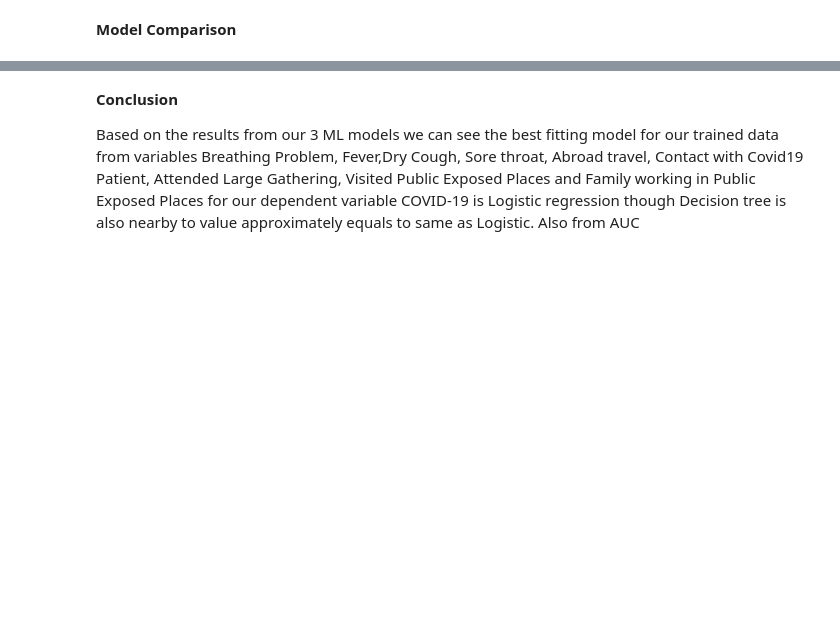
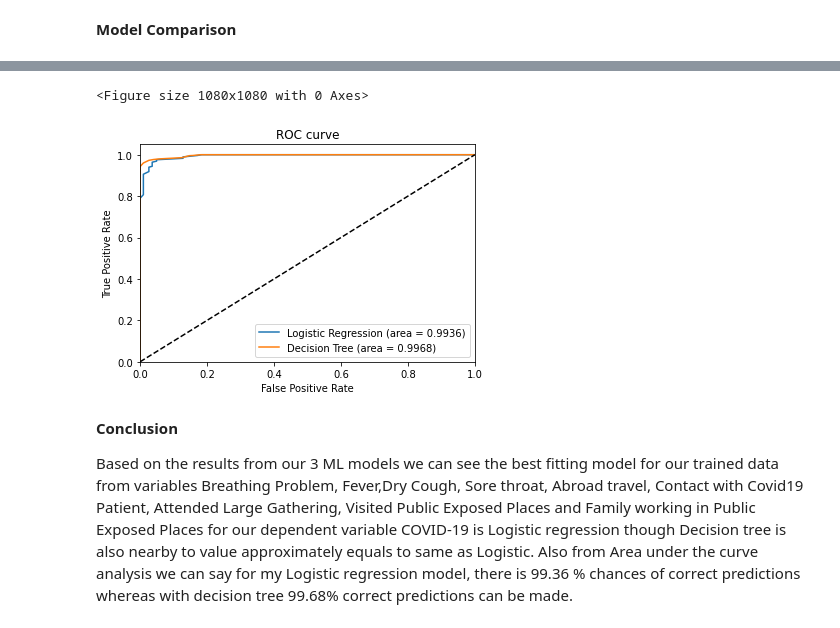
Before and after one commit to ratan54/Big_Data_Final_Project, a Jupyter notebook: Big_Data_Individual_Project.ipynb, the cells around one changed output, grey strips where cells are left out. Saved outputs shown, nothing was run; the diff lists cells and outputs as text; code cells hidden in the pictures; blank space fills up the shorter version.

```diff
--- a/Big_Data_Individual_Project.ipynb
+++ b/Big_Data_Individual_Project.ipynb
@@ -260,10 +261,12 @@ Acc_LogReg
 # %%
 #Train the model
 from sklearn.ensemble import RandomForestRegressor
-model = RandomForestRegressor(n_estimators=1000)
+RandomForest_model = RandomForestRegressor(n_estimators=1000)
+
 #Fit
-model.fit(x_train, y_train)
+RandomForest_model.fit(x_train, y_train)
+y_pred=RandomForest_model.predict(x_test)
 #Score/Accuracy
-Acc_RandomForest=model.score(x_test, y_test)*100
+Acc_RandomForest=RandomForest_model.score(x_test, y_test)*100
 Acc_RandomForest
 # %% [output]
@@ -272,11 +275,11 @@ Acc_RandomForest
 **Decision Tree**
 # %%
 from sklearn import tree
-t = tree.DecisionTreeClassifier()
-t.fit(x_train,y_train)
-y_pred = t.predict(x_test)
+DecisionTree_Model = tree.DecisionTreeClassifier()
+DecisionTree_Model.fit(x_train,y_train)
+y_pred = DecisionTree_Model.predict(x_test)
 #Score/Accuracy
-Acc_DecisionTree=t.score(x_test, y_test)*100
+Acc_DecisionTree=DecisionTree_Model.score(x_test, y_test)*100
 Acc_DecisionTree
 # %% [output]
 96.68914776210914
@@ -299,4 +302,36 @@ models.sort_values(by='Score', ascending=False)
+# %%
+from sklearn.preprocessing import RobustScaler, label_binarize
+from sklearn.metrics import roc_curve, roc_auc_score, auc
+from sklearn.ensemble import RandomForestClassifier
+plt.figure(figsize=(15, 15))
+def plot_roc_curve(classifier, label):
+    # Compute ROC curve and ROC area for each class
+    fpr = []
+    tpr = []
+    roc_auc = []
+    pred_test = classifier.predict_proba(x_test)
+    fpr, tpr, _ = roc_curve(yy_test, pred_test[:, 1])
+    roc_auc = auc(fpr, tpr)
+
+    plt.plot(fpr, tpr, label=label+(' (area = %0.4f)' % roc_auc))
+def show_roc_curve():
+    plt.plot([0, 1], [0, 1], 'k--')
+    plt.xlim([0.0, 1.0])
+    plt.ylim([0.0, 1.05])
+    plt.xlabel('False Positive Rate')
+    plt.ylabel('True Positive Rate')
+    plt.title('ROC curve')
+    plt.legend(loc="lower right")
+    plt.show()
+# %% [output]
+<Figure size 1080x1080 with 0 Axes>
+# %%
+plot_roc_curve(Logistic_model, label='Logistic Regression')
+plot_roc_curve(DecisionTree_Model, label='Decision Tree')
+show_roc_curve()
+# %% [output]
+[figure, added]
 # %% [markdown]
 **Conclusion**
 
-Based on the results from our 3 ML models we can see the best fitting model for our trained data from variables Breathing Problem, Fever,Dry Cough, Sore throat, Abroad travel, Contact with Covid19 Patient, Attended Large Gathering, Visited Public Exposed Places and Family working in Public Exposed Places for our dependent variable COVID-19 is Logistic regression though Decision tree is also nearby to value approximately equals to same as Logistic. Also from AUC
+Based on the results from our 3 ML models we can see the best fitting model for our trained data from variables Breathing Problem, Fever,Dry Cough, Sore throat, Abroad travel, Contact with Covid19 Patient, Attended Large Gathering, Visited Public Exposed Places and Family working in Public Exposed Places for our dependent variable COVID-19 is Logistic regression though Decision tree is also nearby to value approximately equals to same as Logistic. Also from Area under the curve analysis we can say for my Logistic regression model, there is 99.36 % chances of correct predictions whereas with decision tree 99.68% correct predictions can be made.
```
Also changed, not shown: parts of 4 cells of this notebook.
